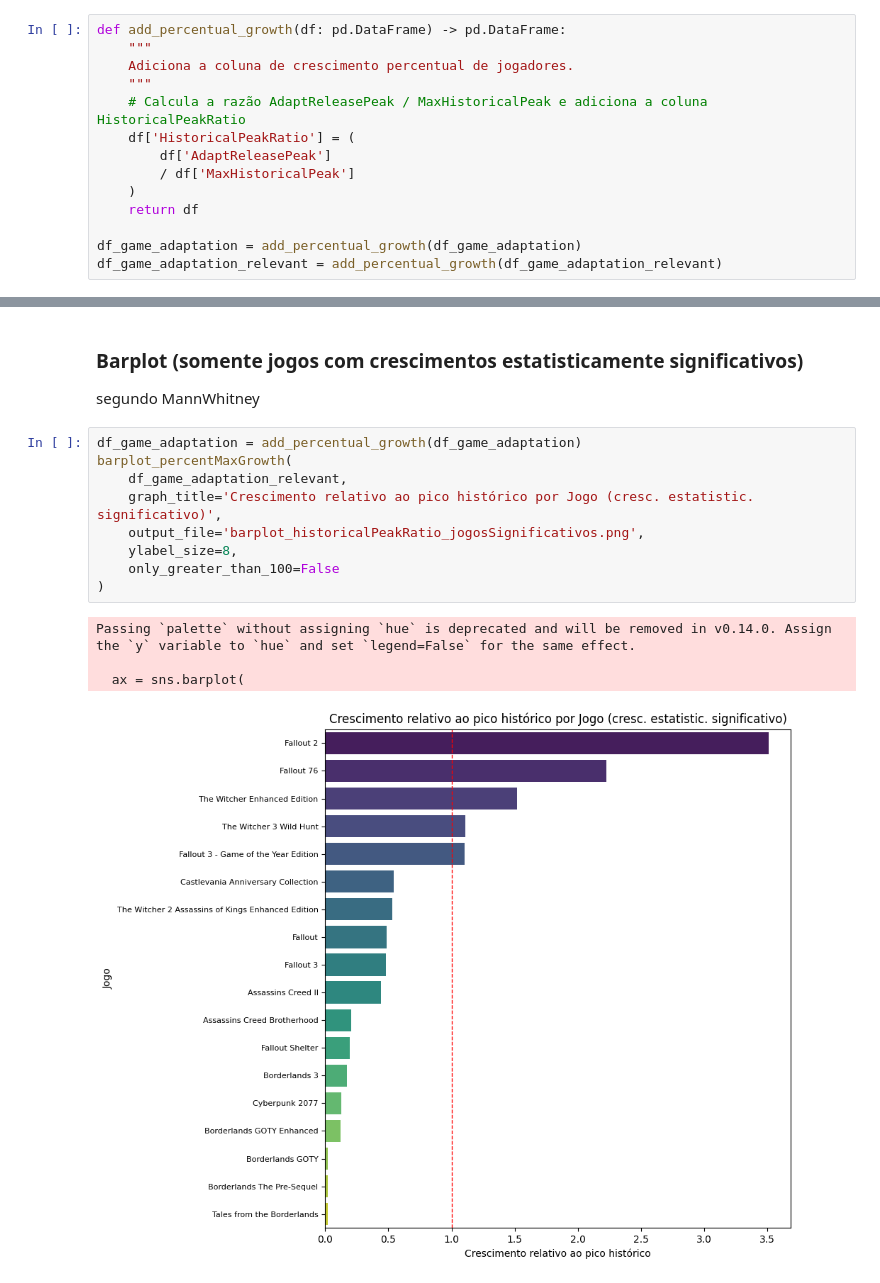
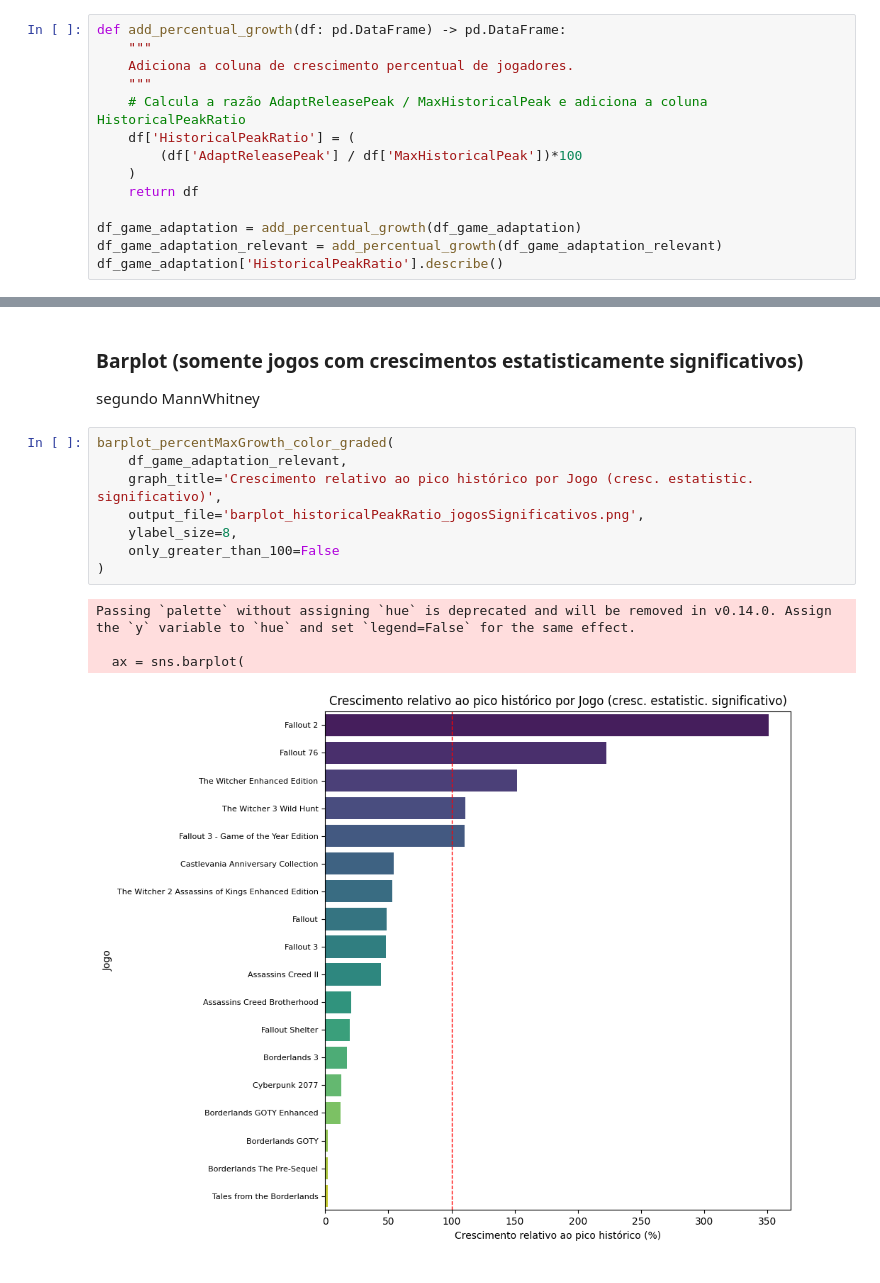
Before and after one commit to LuizWillner/GameAnalyticsDataAnalysis, a Jupyter notebook: percent_of_maximum_growth.ipynb, the cells around one changed output, grey strips where cells are left out. Saved outputs shown, nothing was run; the diff lists cells and outputs as text.

```diff
--- a/percent_of_maximum_growth.ipynb
+++ b/percent_of_maximum_growth.ipynb
@@ -73,10 +73,10 @@ def add_percentual_growth(df: pd.DataFrame) -> pd.DataFrame:
     """
     # Calcula a razão AdaptReleasePeak / MaxHistoricalPeak e adiciona a coluna HistoricalPeakRatio
     df['HistoricalPeakRatio'] = (
-        df['AdaptReleasePeak']
-        / df['MaxHistoricalPeak']
+        (df['AdaptReleasePeak'] / df['MaxHistoricalPeak'])*100
     )
     return df
 
 df_game_adaptation = add_percentual_growth(df_game_adaptation)
 df_game_adaptation_relevant = add_percentual_growth(df_game_adaptation_relevant)
+df_game_adaptation['HistoricalPeakRatio'].describe()
@@ -166,16 +284,15 @@ Passing `palette` without assigning `hue` is deprecated and will be removed in v
 ### Barplot (somente jogos com crescimentos estatisticamente significativos)
 segundo MannWhitney
 # %%
-df_game_adaptation = add_percentual_growth(df_game_adaptation)
-barplot_percentMaxGrowth(
+barplot_percentMaxGrowth_color_graded(
     df_game_adaptation_relevant,
     graph_title='Crescimento relativo ao pico histórico por Jogo (cresc. estatistic. significativo)',
     output_file='barplot_historicalPeakRatio_jogosSignificativos.png',
     ylabel_size=8,
     only_greater_than_100=False
 )
 # %% [output]
 Passing `palette` without assigning `hue` is deprecated and will be removed in v0.14.0. Assign the `y` variable to `hue` and set `legend=False` for the same effect.
 
   ax = sns.barplot(
-[figure, old version]
+[figure, new version]
```
Also changed, not shown: parts of 18 cells of this notebook, 9 other files.
